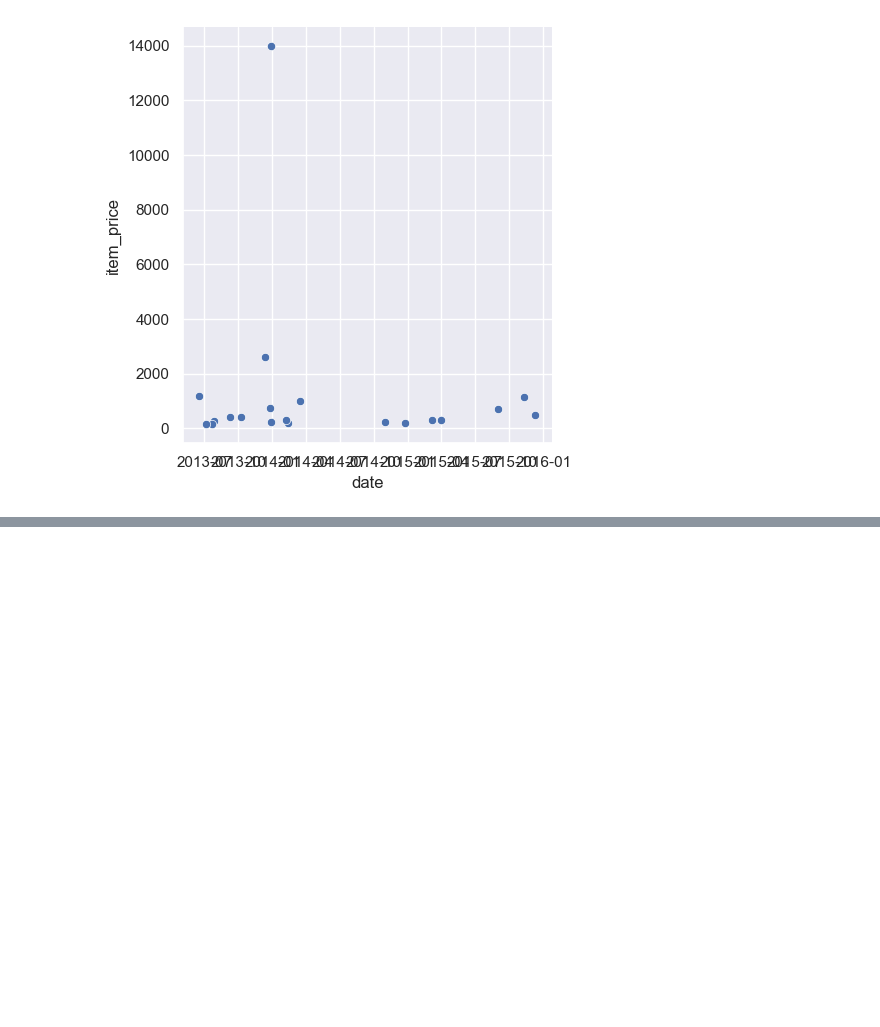
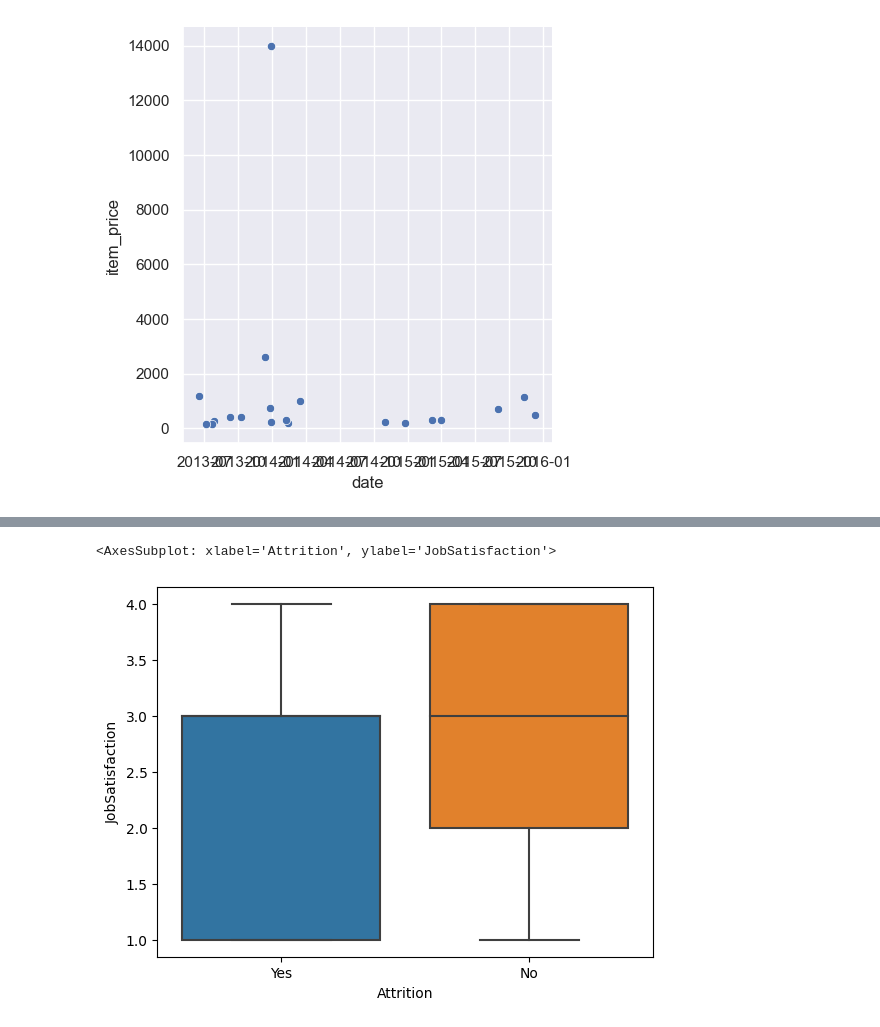
Before and after one commit to Amine-Alami/H3Python, a Jupyter notebook: Data_Visualisation_Statistiques.ipynb, the cells around one changed output, grey strips where cells are left out. Drawn from its saved outputs; the diff is of its cells as text; code cells hidden in the pictures; blank space fills up the shorter version.

```diff
--- a/Data_Visualisation_Statistiques.ipynb
+++ b/Data_Visualisation_Statistiques.ipynb
@@ -108,0 +139,8 @@ sns.relplot(
+# %%
+sns.boxplot(
+            x=ibm.Attrition,
+            y=ibm.JobSatisfaction,
+        )
+# %% [output]
+<AxesSubplot: xlabel='Attrition', ylabel='JobSatisfaction'>
+[figure, added]
```
Also changed, not shown: parts of 13 cells of this notebook.
